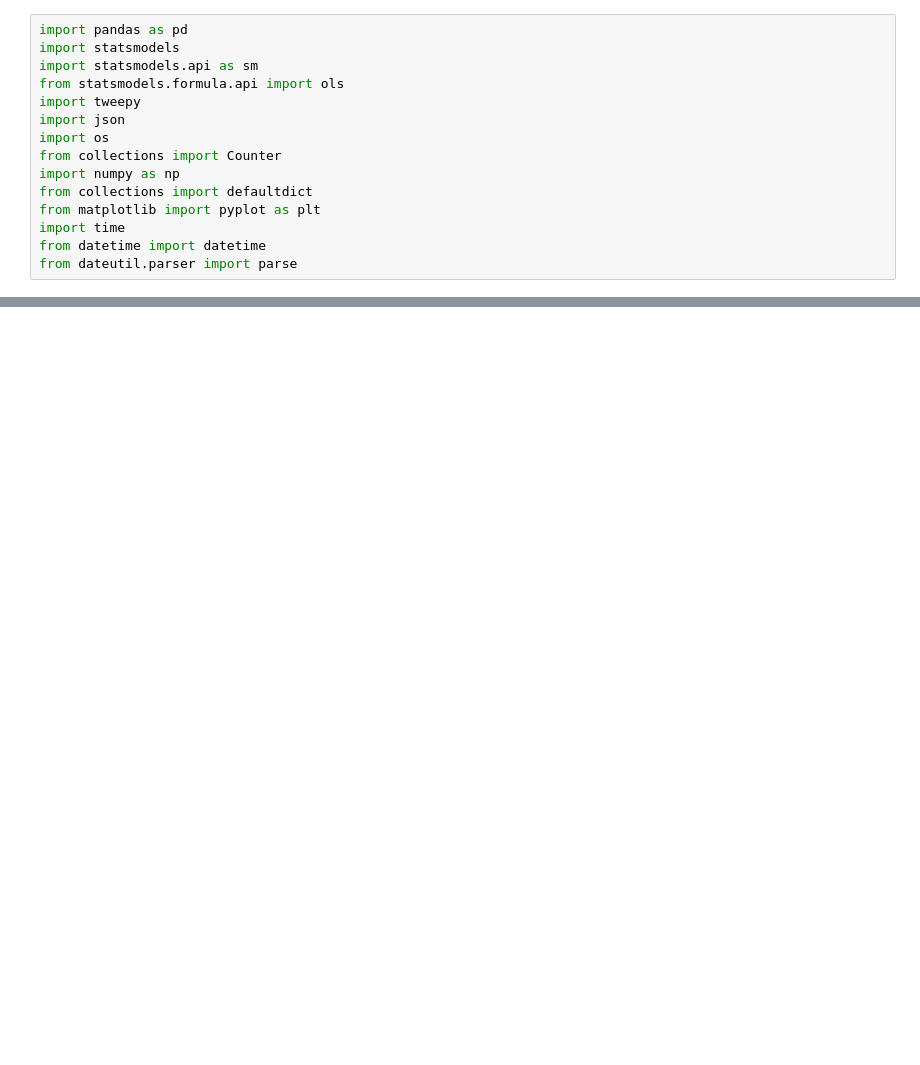
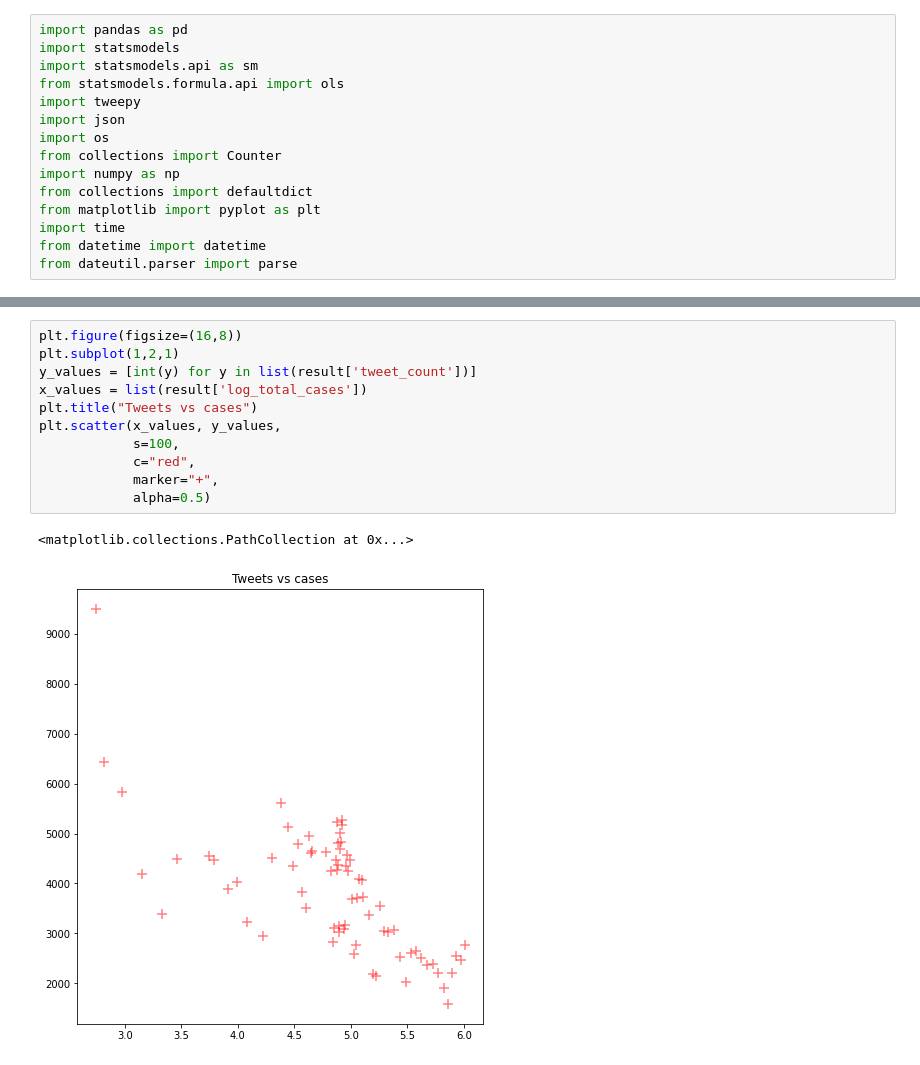
Before and after one commit to nimitchell/Covid-19-and-Climate-Change, a Jupyter notebook: Visualization graph.ipynb, the cells around one changed output, grey strips where cells are left out. Saved outputs shown, nothing was run; the diff lists cells and outputs as text; blank space fills up the shorter version.

```diff
--- a/Visualization graph.ipynb
+++ b/Visualization graph.ipynb
@@ -97,0 +132,14 @@ for y,c in zip(y_keyword1, y_colors):
+# %%
+plt.figure(figsize=(16,8))
+plt.subplot(1,2,1)
+y_values = [int(y) for y in list(result['tweet_count'])]
+x_values = list(result['log_total_cases'])
+plt.title("Tweets vs cases")
+plt.scatter(x_values, y_values,
+            s=100,
+            c="red",
+            marker="+",
+            alpha=0.5)
+# %% [output]
+<matplotlib.collections.PathCollection at 0x...>
+[figure, added]
```
Also changed, not shown: parts of 4 cells of this notebook, 1 other file.
